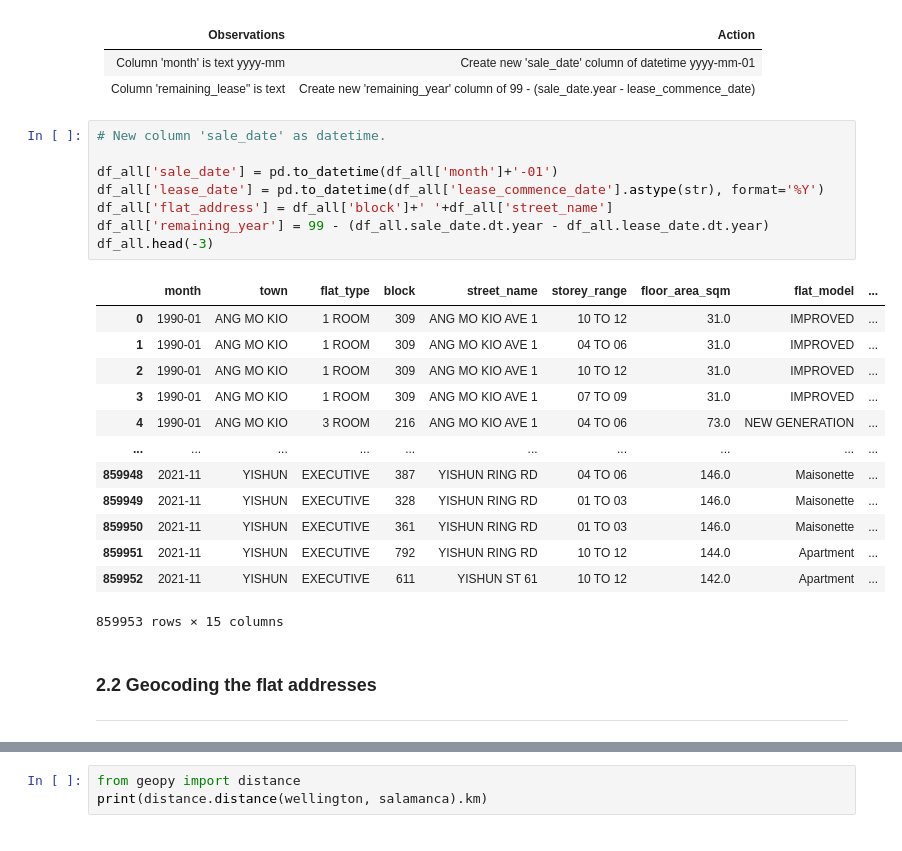
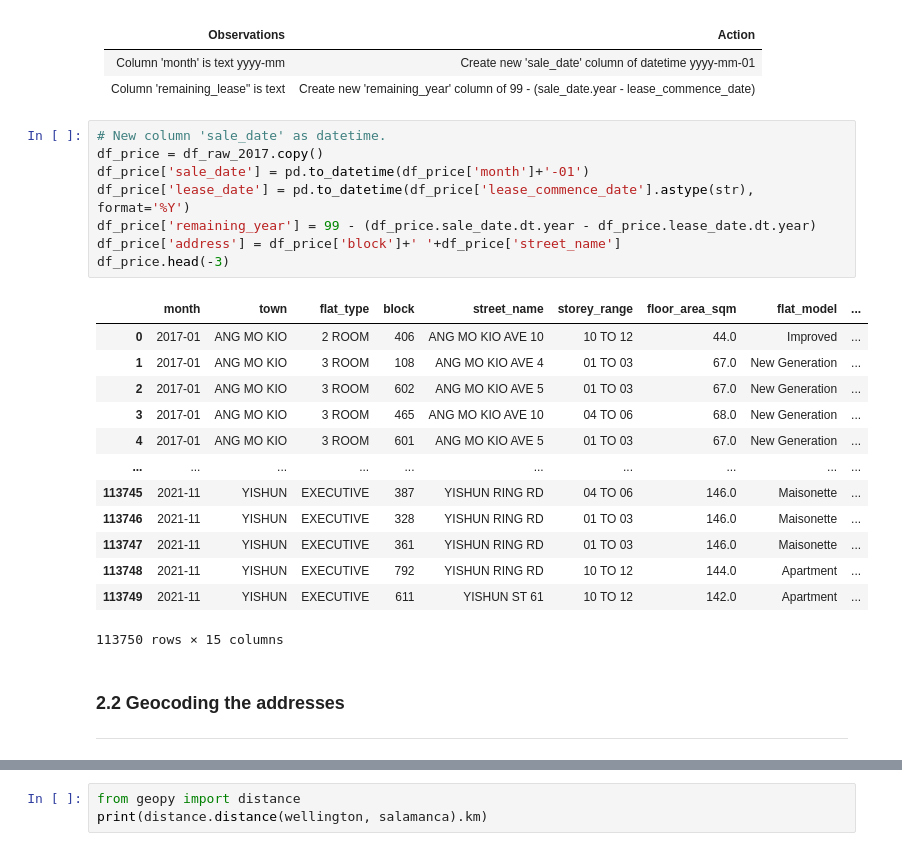
Before and after one commit to ElangSetiawan/sg-hdb-resale, a Jupyter notebook: notebooks/Elang-SG-HDB-Resale-EDA.ipynb, the cells around one changed output, grey strips where cells are left out. Cells and saved outputs as stored; diff of their text form.

```diff
--- a/notebooks/Elang-SG-HDB-Resale-EDA.ipynb
+++ b/notebooks/Elang-SG-HDB-Resale-EDA.ipynb
@@ -275,26 +516,26 @@ ___
 |Column 'remaining_lease" is text | Create new 'remaining_year' column of 99 - (sale_date.year - lease_commence_date)|
 # %%
 # New column 'sale_date' as datetime.
-
-df_all['sale_date'] = pd.to_datetime(df_all['month']+'-01')
-df_all['lease_date'] = pd.to_datetime(df_all['lease_commence_date'].astype(str), format='%Y')
-df_all['flat_address'] = df_all['block']+' '+df_all['street_name']
-df_all['remaining_year'] = 99 - (df_all.sale_date.dt.year - df_all.lease_date.dt.year)
-df_all.head(-3)
+df_price = df_raw_2017.copy()
+df_price['sale_date'] = pd.to_datetime(df_price['month']+'-01')
+df_price['lease_date'] = pd.to_datetime(df_price['lease_commence_date'].astype(str), format='%Y')
+df_price['remaining_year'] = 99 - (df_price.sale_date.dt.year - df_price.lease_date.dt.year)
+df_price['address'] = df_price['block']+' '+df_price['street_name']
+df_price.head(-3)
 # %% [output]
 |  | month | town | flat_type | block | street_name | storey_range | floor_area_sqm | flat_model | ... |
-| 0 | 1990-01 | ANG MO KIO | 1 ROOM | 309 | ANG MO KIO AVE 1 | 10 TO 12 | 31.0 | IMPROVED | ... |
-| 1 | 1990-01 | ANG MO KIO | 1 ROOM | 309 | ANG MO KIO AVE 1 | 04 TO 06 | 31.0 | IMPROVED | ... |
-| 2 | 1990-01 | ANG MO KIO | 1 ROOM | 309 | ANG MO KIO AVE 1 | 10 TO 12 | 31.0 | IMPROVED | ... |
-| 3 | 1990-01 | ANG MO KIO | 1 ROOM | 309 | ANG MO KIO AVE 1 | 07 TO 09 | 31.0 | IMPROVED | ... |
-| 4 | 1990-01 | ANG MO KIO | 3 ROOM | 216 | ANG MO KIO AVE 1 | 04 TO 06 | 73.0 | NEW GENERATION | ... |
+| 0 | 2017-01 | ANG MO KIO | 2 ROOM | 406 | ANG MO KIO AVE 10 | 10 TO 12 | 44.0 | Improved | ... |
+| 1 | 2017-01 | ANG MO KIO | 3 ROOM | 108 | ANG MO KIO AVE 4 | 01 TO 03 | 67.0 | New Generation | ... |
+| 2 | 2017-01 | ANG MO KIO | 3 ROOM | 602 | ANG MO KIO AVE 5 | 01 TO 03 | 67.0 | New Generation | ... |
+| 3 | 2017-01 | ANG MO KIO | 3 ROOM | 465 | ANG MO KIO AVE 10 | 04 TO 06 | 68.0 | New Generation | ... |
+| 4 | 2017-01 | ANG MO KIO | 3 ROOM | 601 | ANG MO KIO AVE 5 | 01 TO 03 | 67.0 | New Generation | ... |
 | ... | ... | ... | ... | ... | ... | ... | ... | ... | ... |
-| 859948 | 2021-11 | YISHUN | EXECUTIVE | 387 | YISHUN RING RD | 04 TO 06 | 146.0 | Maisonette | ... |
-| 859949 | 2021-11 | YISHUN | EXECUTIVE | 328 | YISHUN RING RD | 01 TO 03 | 146.0 | Maisonette | ... |
-| 859950 | 2021-11 | YISHUN | EXECUTIVE | 361 | YISHUN RING RD | 01 TO 03 | 146.0 | Maisonette | ... |
-| 859951 | 2021-11 | YISHUN | EXECUTIVE | 792 | YISHUN RING RD | 10 TO 12 | 144.0 | Apartment | ... |
-| 859952 | 2021-11 | YISHUN | EXECUTIVE | 611 | YISHUN ST 61 | 10 TO 12 | 142.0 | Apartment | ... |
+| 113745 | 2021-11 | YISHUN | EXECUTIVE | 387 | YISHUN RING RD | 04 TO 06 | 146.0 | Maisonette | ... |
+| 113746 | 2021-11 | YISHUN | EXECUTIVE | 328 | YISHUN RING RD | 01 TO 03 | 146.0 | Maisonette | ... |
+| 113747 | 2021-11 | YISHUN | EXECUTIVE | 361 | YISHUN RING RD | 01 TO 03 | 146.0 | Maisonette | ... |
+| 113748 | 2021-11 | YISHUN | EXECUTIVE | 792 | YISHUN RING RD | 10 TO 12 | 144.0 | Apartment | ... |
+| 113749 | 2021-11 | YISHUN | EXECUTIVE | 611 | YISHUN ST 61 | 10 TO 12 | 142.0 | Apartment | ... |
-859953 rows × 15 columns
+113750 rows × 15 columns
 # %% [markdown]
-### 2.2 Geocoding the flat addresses
+### 2.2 Geocoding the addresses
 ___
```
Also changed, not shown: parts of 42 cells of this notebook, 5 other files.
